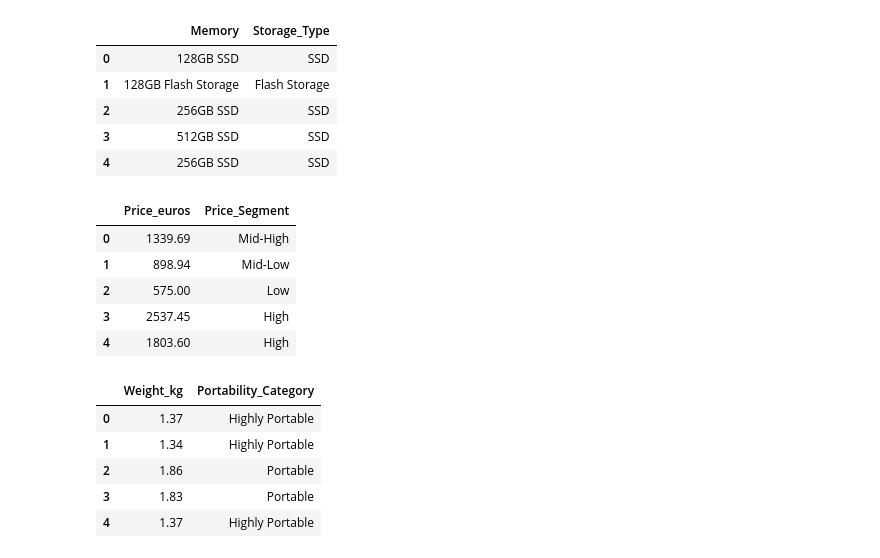
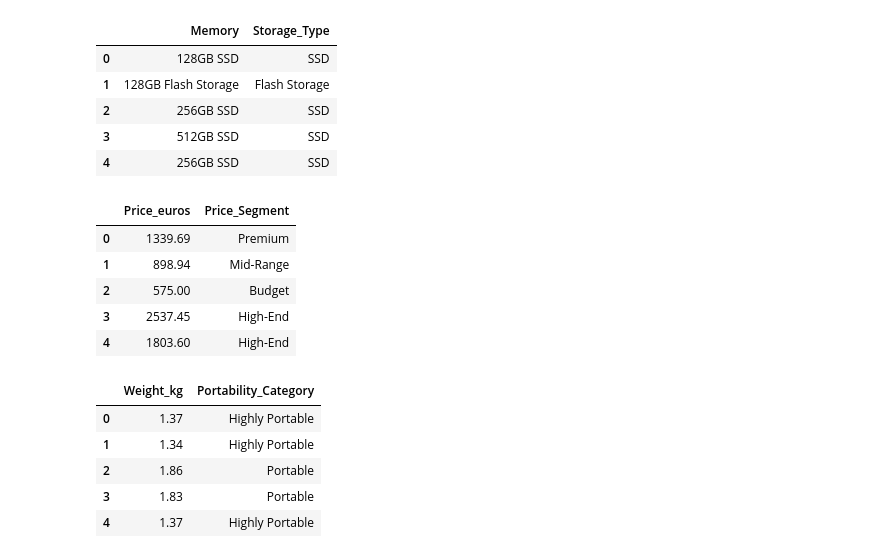
Before and after one commit to FTDS-assignment-bay/p2-ftds-final-project-ftds-038-hck-group-001, a Jupyter notebook: Data_Analysis_Laptop_Recommendation.ipynb, the cells around one changed output. Cells and saved outputs as stored; diff of their text form; code cells hidden in the pictures.

```diff
--- a/Data_Analysis_Laptop_Recommendation.ipynb
+++ b/Data_Analysis_Laptop_Recommendation.ipynb
@@ -319,19 +319,19 @@ df_clean[['Memory', 'Storage_Type']].head()
 # %%
 # Create price segment using quartiles
 df_clean['Price_Segment'] = pd.qcut(
     df_clean['Price_euros'],
     q=4,
-    labels=['Low', 'Mid-Low', 'Mid-High', 'High']
+    labels=['Budget', 'Mid-Range', 'Premium', 'High-End']
 )
 
 df_clean[['Price_euros', 'Price_Segment']].head()
 # %% [output]
 |  | Price_euros | Price_Segment |
-| 0 | 1339.69 | Mid-High |
-| 1 | 898.94 | Mid-Low |
-| 2 | 575.00 | Low |
-| 3 | 2537.45 | High |
-| 4 | 1803.60 | High |
+| 0 | 1339.69 | Premium |
+| 1 | 898.94 | Mid-Range |
+| 2 | 575.00 | Budget |
+| 3 | 2537.45 | High-End |
+| 4 | 1803.60 | High-End |
 # %%
 # Create portability category based on weight
 def get_portability_category(weight):
```
Also changed, not shown: parts of 9 cells of this notebook.
